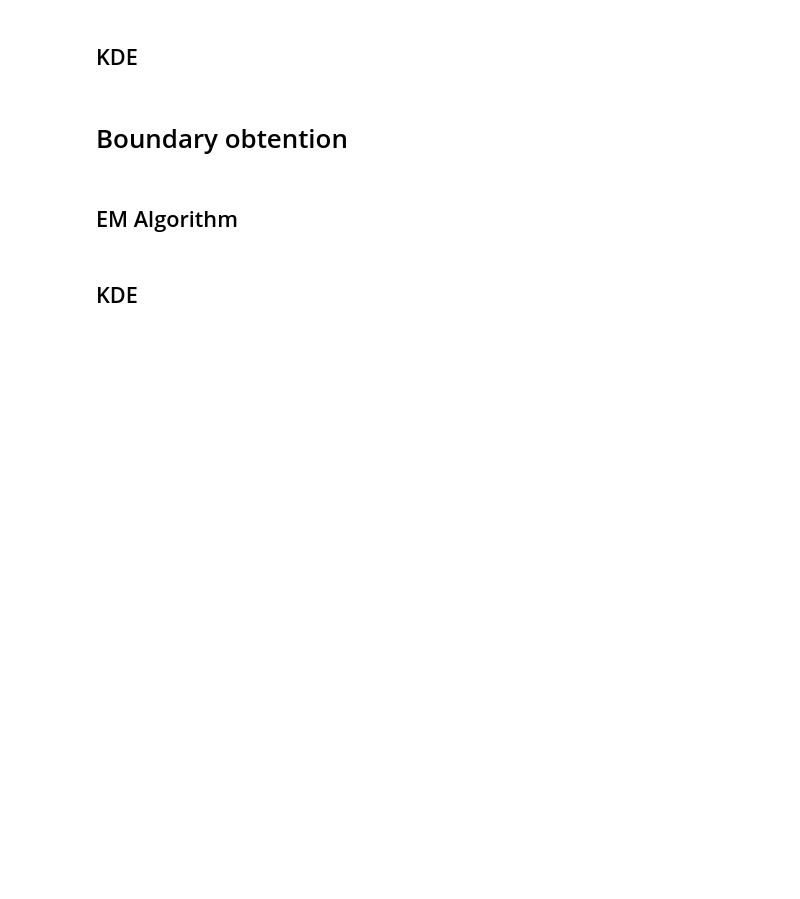
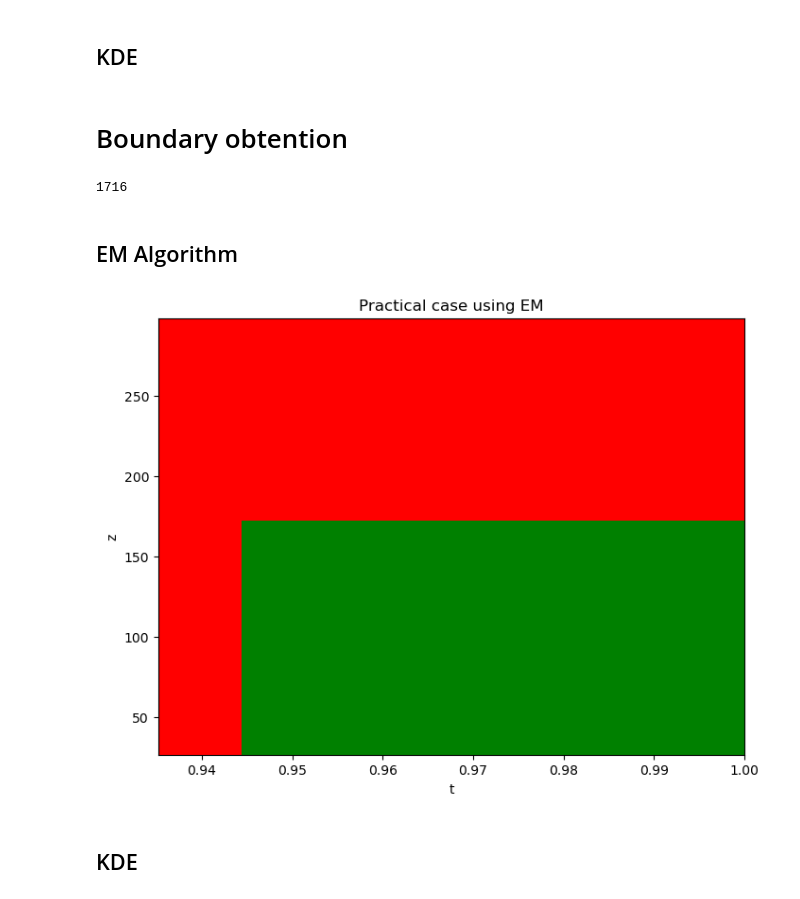
Before and after one commit to ManuelBal2201/Opt-stopp-BB-random-pinning-point, a Jupyter notebook: Practical_case.ipynb, the cells around one changed output. Drawn from its saved outputs; the diff is of its cells as text; code cells hidden in the pictures; blank space fills up the shorter version.

Commit message:
Practical case

```diff
--- a/Practical_case.ipynb
+++ b/Practical_case.ipynb
@@ -89,3 +250,10 @@ T= df_stocks_final.shape[0]*5 # Each minute is a step of size 1
+# %%
+tilde_z_t_training = df_stocks_training['Middle']
+tilde_z_t_testing = df_stocks_testing['Middle']
+Z_0 = tilde_z_t_training.iloc[0]
+t = np.linspace(0, 1, T)
+t_training = t[:len(tilde_z_t_training)]
+t_testing = t[len(tilde_z_t_training):]
 # %% [markdown]
 ## EM Algorithm
 # %%
@@ -124,0 +293,3 @@ print(volatility_KDE)
+# %%
+volatility_EM = np.load("volatility_EM.npy")
+volatility_KDE = np.load("volatility_KDE.npy")
@@ -125,4 +301,10 @@ print(volatility_KDE)
 # %% [markdown]
 ## EM Algorithm
+# %%
+Z_1_EM = (tilde_Z_1 -  Z_0)/volatility_EM
+
+m_EM = (parameters_EM[0] -  Z_0)/volatility_EM
+gamma_EM = parameters_EM[1]/volatility_EM
+parameters_EM = np.stack((m_EM, gamma_EM), axis=0)
 # %% [markdown]
 ## KDE
@@ -129,16 +317,20 @@ print(volatility_KDE)
 # %% [markdown]
 # Boundary obtention
+# %%
+len(t_testing)
+# %% [output]
+1716
 # %% [markdown]
 ## EM Algorithm
 # %%
 # OSB estimation
 # Temporal mesh
-mesh = 10
-t_mesh = np.linspace(0, 1, mesh) # Temporal grid
+mesh = len(t_testing)
+t_mesh = np.linspace(t_testing[0], 1, mesh) # Temporal grid
 
 # Spatial grid
 L = 12500
 
 # Boundary
 np.random.seed(123)
-value_function_EM, X_vals_EM = optimal_stopping_montecarlo_3(mu = "continuous", weights = weights_EM, parameters = parameters_EM, N = mesh, a = min(Z_1)-1, b = max(Z_1)+1, L = L, M = 4500)
+value_function_EM, X_vals_EM = optimal_stopping_montecarlo_3(mu = "continuous", weights = weights_EM, parameters = parameters_EM, N = mesh, a = min(Z_1_EM)-1, b = max(Z_1_EM)+1, L = L, M = 4500, alpha = 1.5)
@@ -148,3 +337,8 @@ OSB_visualisation(N = mesh, value_function = value_function_EM, X_vals = X_vals_
+# %%
+# Plotting
+OSB_visualisation_practical_case(N = mesh, value_function = value_function_EM, X_vals = X_vals_EM, volatility = volatility_EM, Z_0 = Z_0, t_0 = t_testing[0], title = "Practical case using EM", name = "Practical_case_EM.png")
+# %% [output]
+[figure, added]
 # %% [markdown]
 ## KDE
 # %%
```
Also changed, not shown: parts of 34 cells of this notebook, 10 other files.
